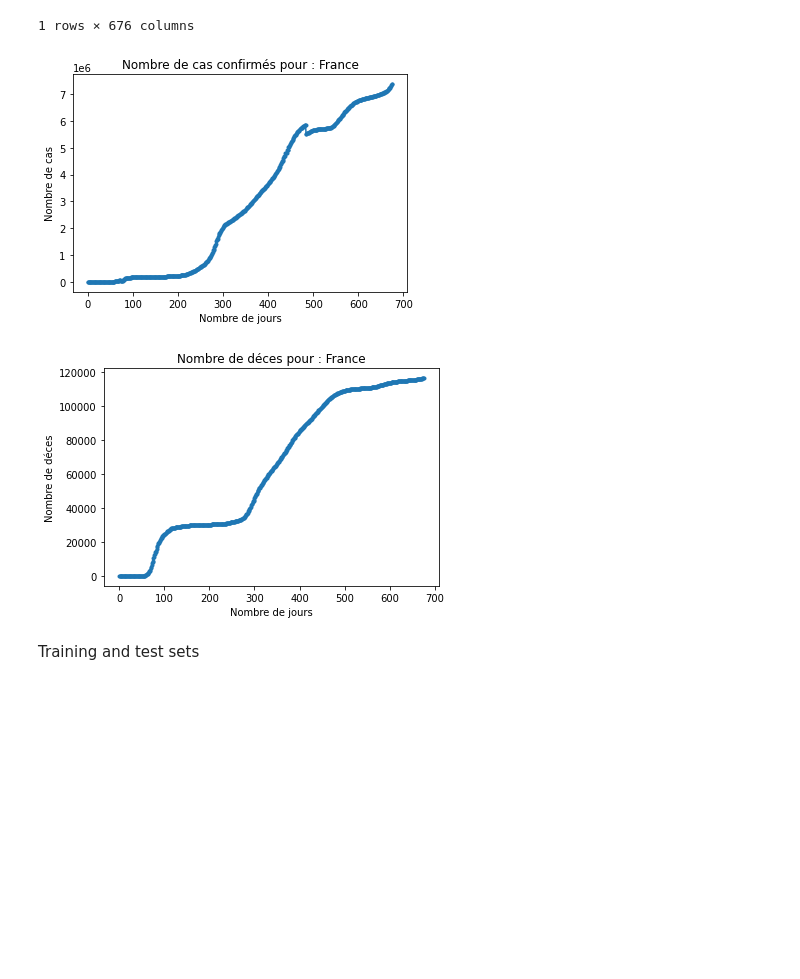
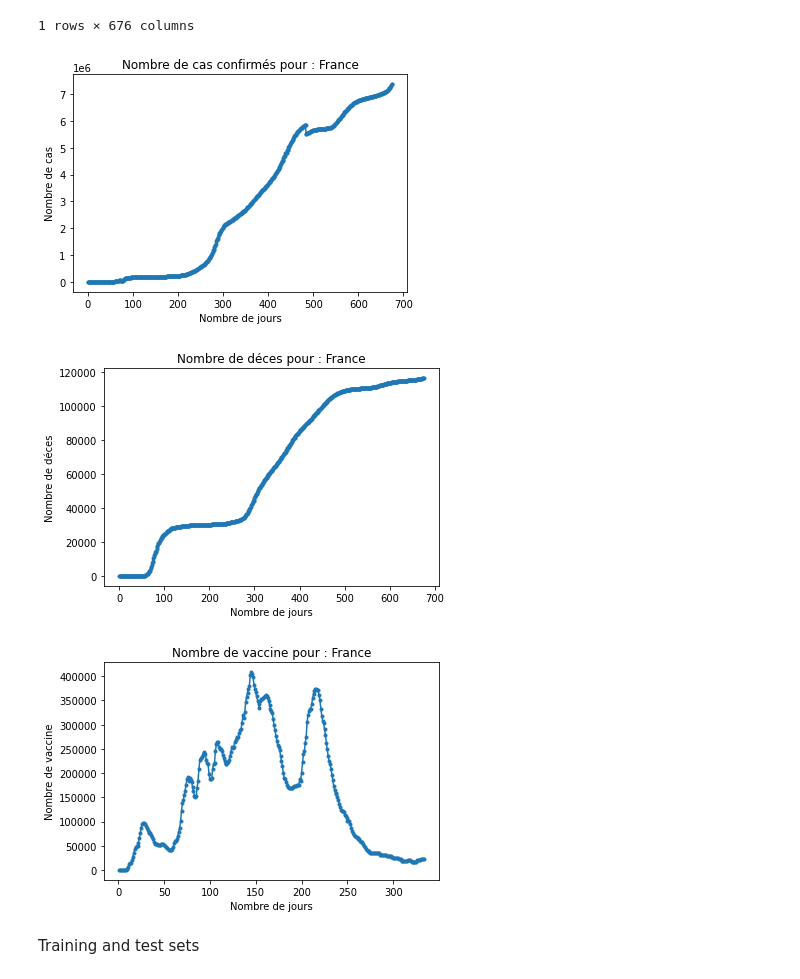
Before and after one commit to Alex2mars/UQAC_Forage_Projet_Covid, a Jupyter notebook: covid_predict.ipynb, the cells around one changed output. Saved outputs shown, nothing was run; the diff lists cells and outputs as text; code cells hidden in the pictures; blank space fills up the shorter version.

Commit message:
Co-authored-by: Totolariflette <Totolariflette@users.noreply.github.com> Co-authored-by: Alex2mars <Alex2mars@users.noreply.github.com>

```diff
--- a/covid_predict.ipynb
+++ b/covid_predict.ipynb
@@ -8,6 +13,8 @@ import matplotlib.pyplot as plt
 # %%
 df_raw_confirmed_global = pd.read_csv("https://raw.githubusercontent.com/CSSEGISandData/COVID-19/master/csse_covid_19_data/csse_covid_19_time_series/time_series_covid19_confirmed_global.csv")
 df_raw_deaths_global = pd.read_csv("https://raw.githubusercontent.com/CSSEGISandData/COVID-19/master/csse_covid_19_data/csse_covid_19_time_series/time_series_covid19_deaths_global.csv")
+df_raw_vaccination_global = pd.read_csv("https://raw.githubusercontent.com/owid/covid-19-data/master/public/data/vaccinations/vaccinations.csv")
+df_raw_vaccination_global=df_raw_vaccination_global.drop(columns=["daily_vaccinations_per_million","total_boosters_per_hundred","daily_vaccinations_raw","total_boosters","people_fully_vaccinated_per_hundred","daily_people_vaccinated_per_hundred","people_vaccinated", "total_vaccinations", "daily_vaccinations", "people_fully_vaccinated","total_vaccinations_per_hundred","people_vaccinated_per_hundred"])
 # %%
 # Choose latitude and longitude for the chosen country
 lat_min = 41.317
@@ -23,7 +30,7 @@ country = "France"
 
 df_raw_confirmed_country = df_raw_confirmed_global[df_raw_confirmed_global["Country/Region"] == country]
 df_raw_deaths_country = df_raw_deaths_global[df_raw_deaths_global["Country/Region"] == country]
-
+df_raw_vaccination_country = df_raw_vaccination_global[df_raw_vaccination_global["location"] == country]
 #df_confirmed_country = df_raw_confirmed_country
 #df_deaths_country = df_raw_deaths_country
 df_confirmed_country = check_lat_long(df_raw_confirmed_country, lat_min ,lat_max ,long_min, long_max)
@@ -51,21 +59,30 @@ def get_values_and_days(df):
 
 confirmed_country_values, confirmed_country_days = get_values_and_days(df_confirmed_country)
 deaths_country_values, deaths_country_days = get_values_and_days(df_deaths_country)
+vaccination_index_values = list(df_raw_vaccination_country.daily_people_vaccinated)[:len(confirmed_country_values)]
+vaccination_index_days = [i for i in range(df_raw_vaccination_country.date.size)]
 # %%
 plt.plot(confirmed_country_days, confirmed_country_values, '.-')
 plt.title("Nombre de cas confirmés pour : " + country)
 plt.xlabel("Nombre de jours")
 plt.ylabel("Nombre de cas")
 plt.show()
 
 plt.plot(deaths_country_days, deaths_country_values, '.-')
 plt.title("Nombre de déces pour : " + country)
 plt.xlabel("Nombre de jours")
 plt.ylabel("Nombre de déces")
 plt.show()
+
+plt.plot(vaccination_index_days, vaccination_index_values, '.-')
+plt.title("Nombre de vaccine pour : " + country)
+plt.xlabel("Nombre de jours")
+plt.ylabel("Nombre de vaccine")
+plt.show()
 # %% [output]
 [figure]
 [figure]
+[figure, added]
 # %% [markdown]
 Training and test sets
 # %%
```
Also changed, not shown: parts of 13 cells of this notebook.
